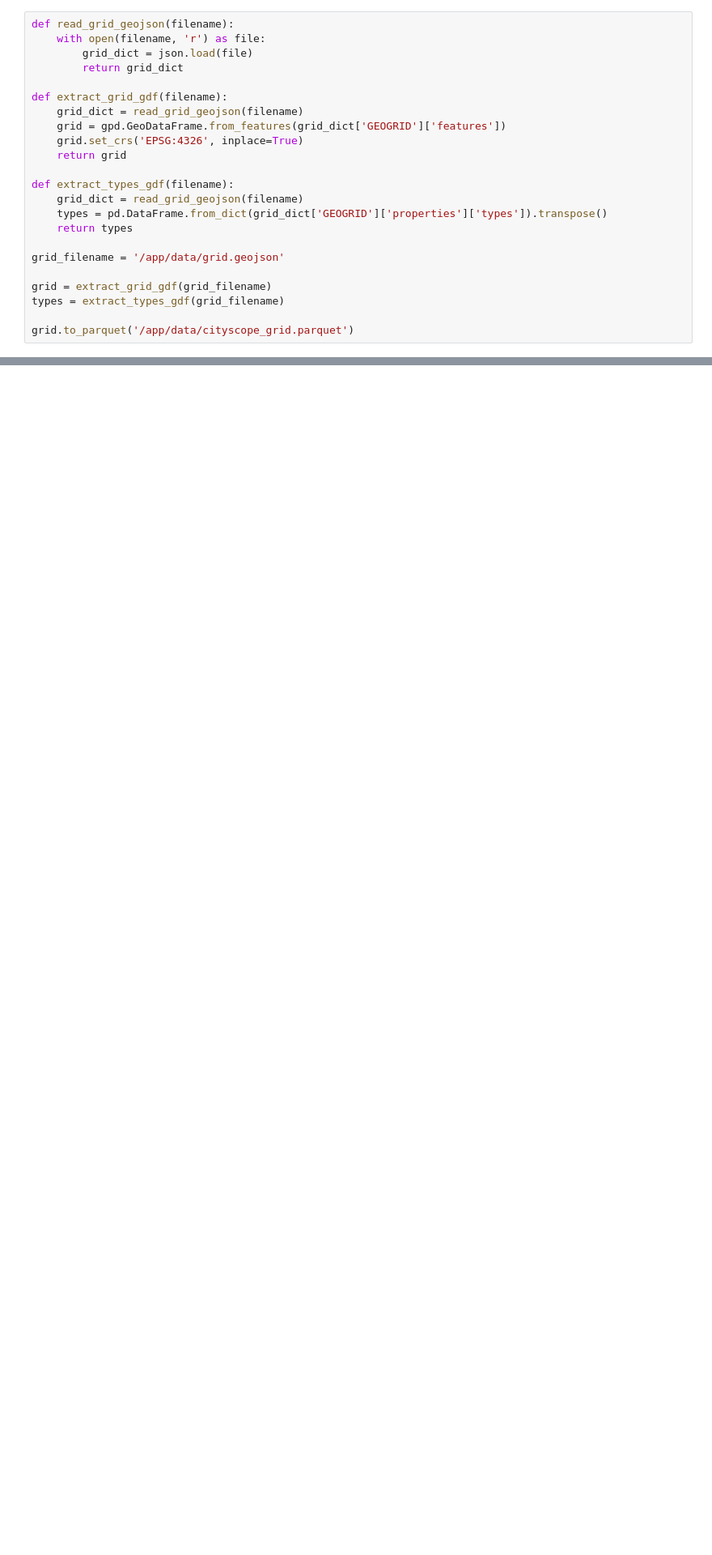
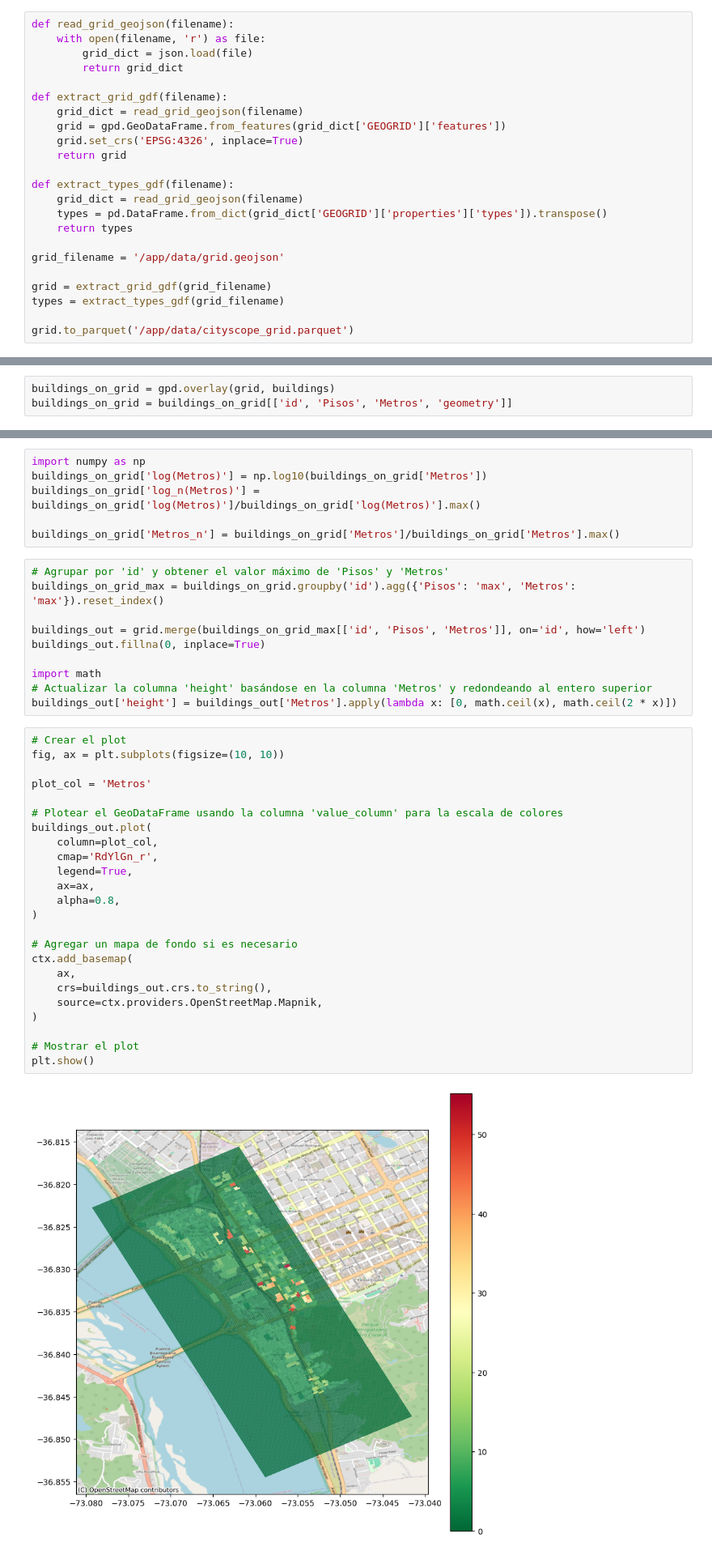
Before and after one commit to KevinMerino-Dev/CityScopeJS_Grid, a Jupyter notebook: grid_analysis_Ariel.ipynb, the cells around one changed output, grey strips where cells are left out. Shown at 81% size. Drawn from its saved outputs; the diff is of its cells as text; blank space fills up the shorter version.

```diff
--- a/grid_analysis_Ariel.ipynb
+++ b/grid_analysis_Ariel.ipynb
@@ -36,0 +129,3 @@ types
+# %%
+buildings_on_grid = gpd.overlay(grid, buildings)
+buildings_on_grid = buildings_on_grid[['id', 'Pisos', 'Metros', 'geometry']]
@@ -36,0 +137,42 @@ types
+# %%
+import numpy as np
+buildings_on_grid['log(Metros)'] = np.log10(buildings_on_grid['Metros'])
+buildings_on_grid['log_n(Metros)'] = buildings_on_grid['log(Metros)']/buildings_on_grid['log(Metros)'].max()
+
+buildings_on_grid['Metros_n'] = buildings_on_grid['Metros']/buildings_on_grid['Metros'].max()
+# %%
+# Agrupar por 'id' y obtener el valor máximo de 'Pisos' y 'Metros'
+buildings_on_grid_max = buildings_on_grid.groupby('id').agg({'Pisos': 'max', 'Metros': 'max'}).reset_index()
+
+buildings_out = grid.merge(buildings_on_grid_max[['id', 'Pisos', 'Metros']], on='id', how='left')
+buildings_out.fillna(0, inplace=True)
+
+import math
+# Actualizar la columna 'height' basándose en la columna 'Metros' y redondeando al entero superior
+buildings_out['height'] = buildings_out['Metros'].apply(lambda x: [0, math.ceil(x), math.ceil(2 * x)])
+# %%
+# Crear el plot
+fig, ax = plt.subplots(figsize=(10, 10))
+
+plot_col = 'Metros'
+
+# Plotear el GeoDataFrame usando la columna 'value_column' para la escala de colores
+buildings_out.plot(
+    column=plot_col,
+    cmap='RdYlGn_r',
+    legend=True,
+    ax=ax,
+    alpha=0.8,
+)
+
+# Agregar un mapa de fondo si es necesario
+ctx.add_basemap(
+    ax,
+    crs=buildings_out.crs.to_string(),
+    source=ctx.providers.OpenStreetMap.Mapnik,
+)
+
+# Mostrar el plot
+plt.show()
+# %% [output]
+[figure, added]
```
Also changed, not shown: parts of 42 cells of this notebook, 9 other files.
